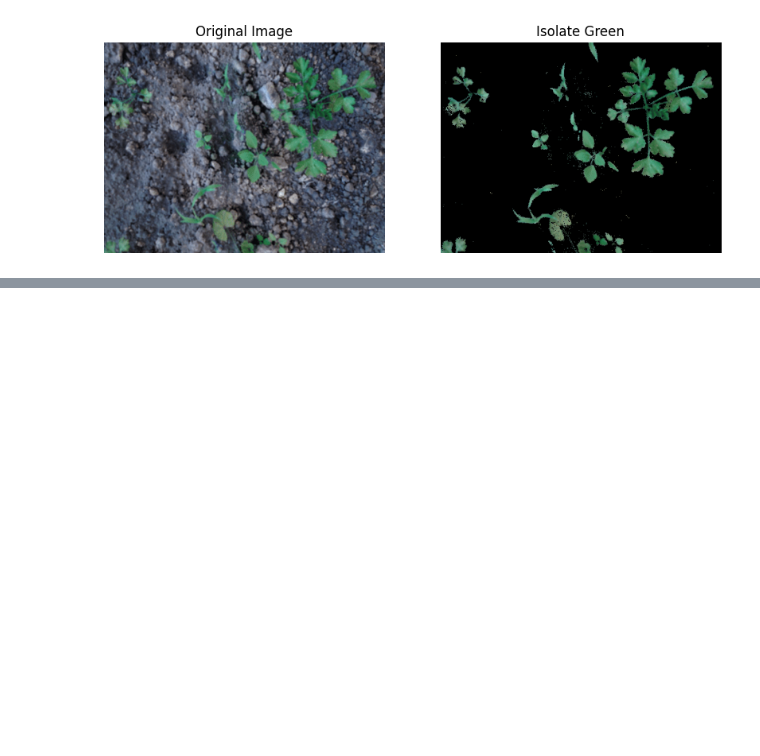
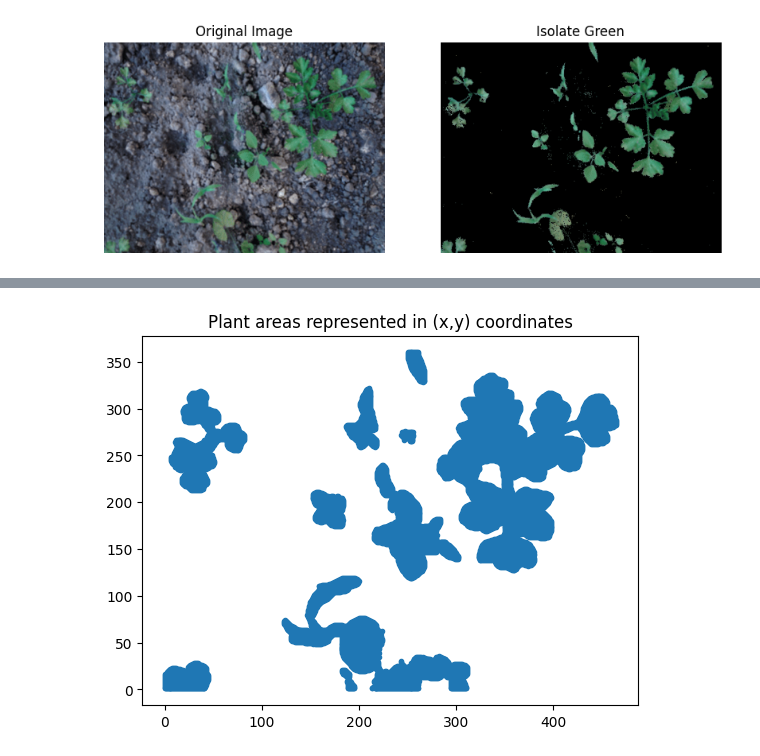
Before and after one commit to dokyun-kim4/weed-detection, a Jupyter notebook: clustering.ipynb, the cells around one changed output, grey strips where cells are left out. Saved outputs shown, nothing was run; the diff lists cells and outputs as text; code cells hidden in the pictures; blank space fills up the shorter version.

```diff
--- a/clustering.ipynb
+++ b/clustering.ipynb
@@ -92,0 +59,15 @@ array([0, 1, 2])
+# %%
+def find_coordinates(array):
+    xs,ys = [],[]
+    coordinates = []
+    for y, row in enumerate(array):
+        for x, value in enumerate(row):
+            if value == 255:
+                xs.append(x)
+                ys.append(abs(y-array.shape[0]))
+    return xs,ys
+# %%
+xs,ys = find_coordinates(arr)
+plt.scatter(xs,ys,marker='.'); plt.title("Plant areas represented in (x,y) coordinates"); plt.show()
+# %% [output]
+[figure, added]
```
Also changed, not shown: parts of 14 cells of this notebook.
